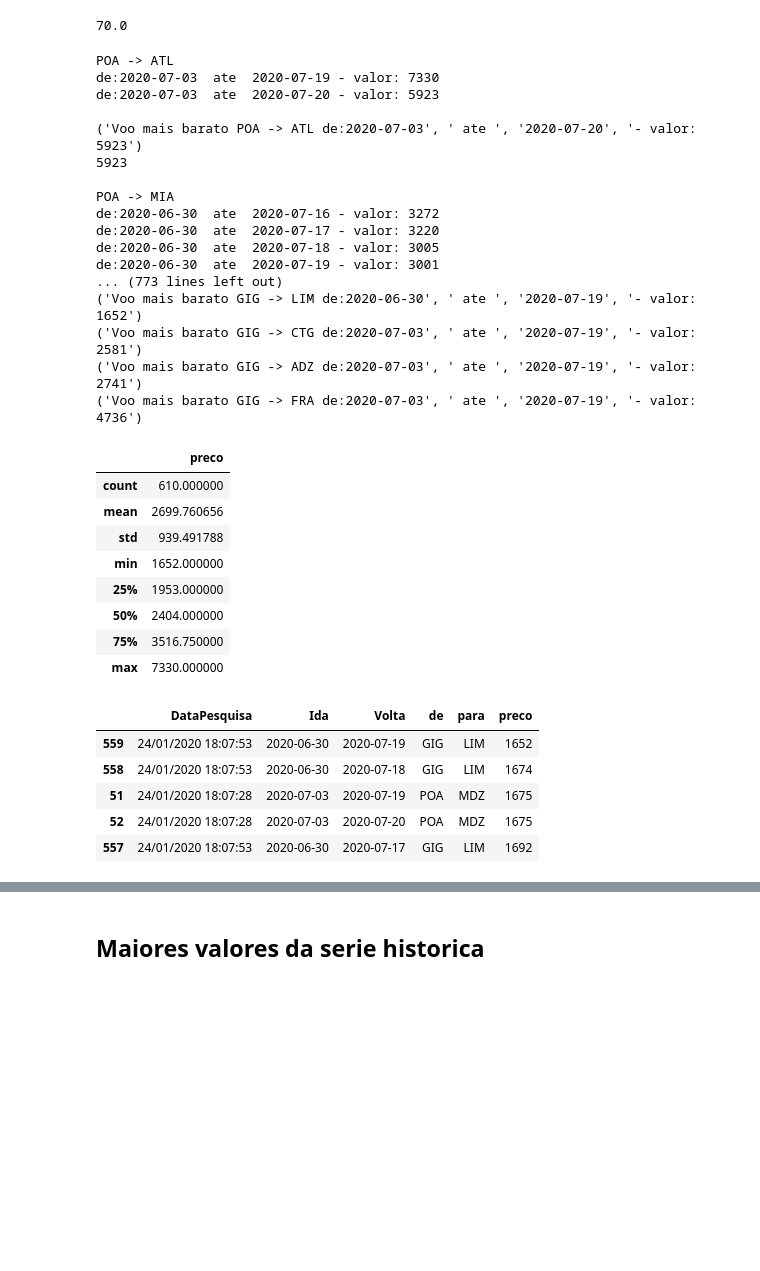
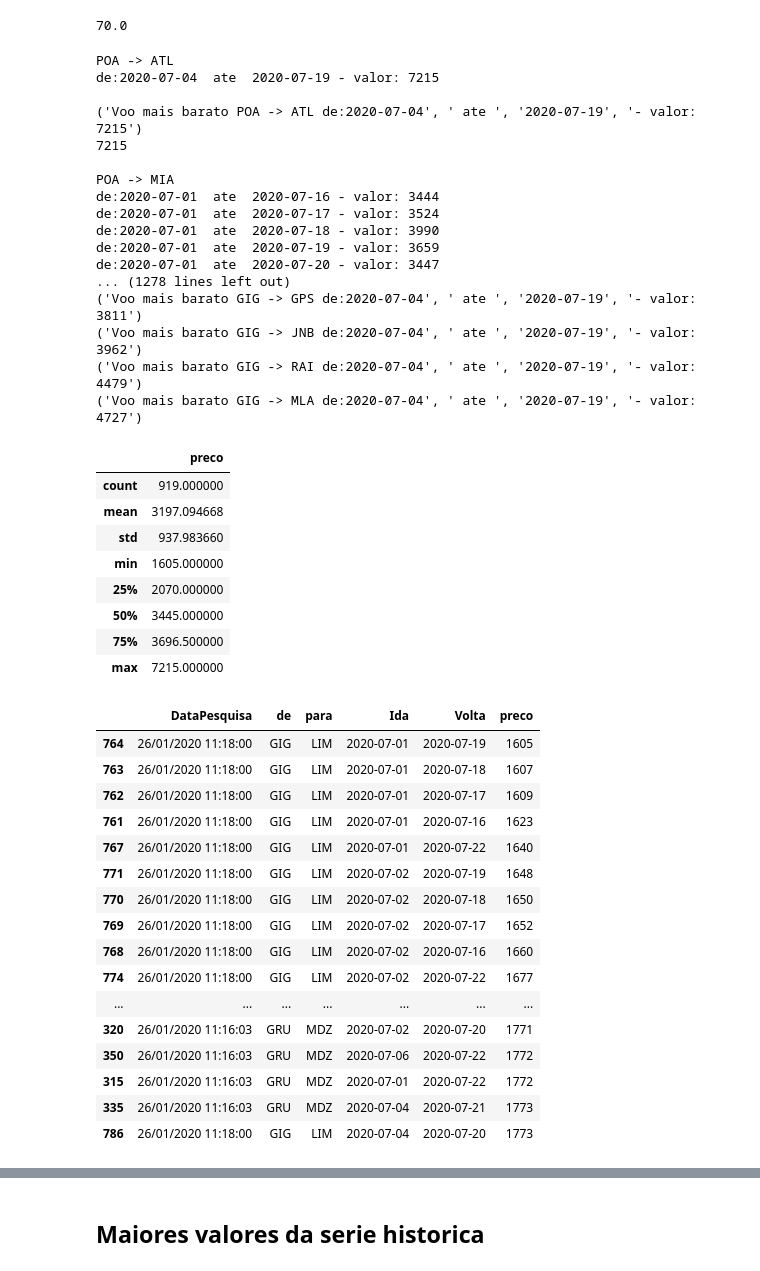
Before and after one commit to joaocamargo/estudos-python, a Jupyter notebook: PassagensDecolar/FindPassagens.ipynb, the cells around one changed output, grey strips where cells are left out. Drawn from its saved outputs; the diff is of its cells as text; code cells hidden in the pictures; blank space fills up the shorter version.

```diff
--- a/PassagensDecolar/FindPassagens.ipynb
+++ b/PassagensDecolar/FindPassagens.ipynb
@@ -39,7 +39,7 @@ PONTOSMULTIPLUS = resPontos['data']['total']
 # %% [output]
 70.0
 # %%
-dataInicial = '2020-07-03'
+dataInicial = '2020-07-04'
 dataFinal = '2020-07-19'
 
 idaEvolta=True
@@ -56,7 +56,7 @@ idaEvolta=True
 specificDate = False
 # %%
 origens = ['POA','GRU','GIG']
-destinos = ['ATL','MIA','MDZ','BRC','LIM','CTG','ADZ','FRA']
+destinos = ['ATL','MIA','MDZ','BRC','LIM','CTG','ADZ','FRA','LIS','CUN','PUJ','FEN','CUR','AUA','GPS','JNB','RAI','MLA']
 
 #dfDict.append({'de':origem,'para':destino,'Ida': p['departureDate'],'Volta':arr['arrivalDate'],'preco':arr['price']["amount"]})
 # %%
@@ -100,43 +100,54 @@ for r in resumo:
     print(r)
 # %% [output]
 POA -> ATL
-de:2020-07-03  ate  2020-07-19 - valor: 7330
-de:2020-07-03  ate  2020-07-20 - valor: 5923
+de:2020-07-04  ate  2020-07-19 - valor: 7215
 
-('Voo mais barato POA -> ATL de:2020-07-03', ' ate ', '2020-07-20', '- valor: 5923')
-5923
+('Voo mais barato POA -> ATL de:2020-07-04', ' ate ', '2020-07-19', '- valor: 7215')
+7215
 
 POA -> MIA
-de:2020-06-30  ate  2020-07-16 - valor: 3272
-de:2020-06-30  ate  2020-07-17 - valor: 3220
-de:2020-06-30  ate  2020-07-18 - valor: 3005
-de:2020-06-30  ate  2020-07-19 - valor: 3001
-... (773 lines left out)
-('Voo mais barato GIG -> LIM de:2020-06-30', ' ate ', '2020-07-19', '- valor: 1652')
-('Voo mais barato GIG -> CTG de:2020-07-03', ' ate ', '2020-07-19', '- valor: 2581')
-('Voo mais barato GIG -> ADZ de:2020-07-03', ' ate ', '2020-07-19', '- valor: 2741')
-('Voo mais barato GIG -> FRA de:2020-07-03', ' ate ', '2020-07-19', '- valor: 4736')
+de:2020-07-01  ate  2020-07-16 - valor: 3444
+de:2020-07-01  ate  2020-07-17 - valor: 3524
+de:2020-07-01  ate  2020-07-18 - valor: 3990
+de:2020-07-01  ate  2020-07-19 - valor: 3659
+de:2020-07-01  ate  2020-07-20 - valor: 3447
+... (1278 lines left out)
+('Voo mais barato GIG -> GPS de:2020-07-04', ' ate ', '2020-07-19', '- valor: 3811')
+('Voo mais barato GIG -> JNB de:2020-07-04', ' ate ', '2020-07-19', '- valor: 3962')
+('Voo mais barato GIG -> RAI de:2020-07-04', ' ate ', '2020-07-19', '- valor: 4479')
+('Voo mais barato GIG -> MLA de:2020-07-04', ' ate ', '2020-07-19', '- valor: 4727')
 # %%
 df = pd.DataFrame.from_dict(dfDict)
 
 if specificDate:
     df = df[df['Ida']==dataInicial]
     df = df[df['Volta']==dataFinal]
 display(df.describe())
-df.sort_values(by='preco',ascending=True).head(5).style.background_gradient(cmap='OrRd')
+df.sort_values(by='preco',ascending=True).head(50).style.background_gradient(cmap='OrRd')
 # %% [output]
 |  | preco |
-| count | 610.000000 |
-| mean | 2699.760656 |
-| std | 939.491788 |
-| min | 1652.000000 |
-| 25% | 1953.000000 |
-| 50% | 2404.000000 |
-| 75% | 3516.750000 |
-| max | 7330.000000 |
+| count | 919.000000 |
+| mean | 3197.094668 |
+| std | 937.983660 |
+| min | 1605.000000 |
+| 25% | 2070.000000 |
+| 50% | 3445.000000 |
+| 75% | 3696.500000 |
+| max | 7215.000000 |
-|  | DataPesquisa | Ida | Volta | de | para | preco |
-| 559 | 24/01/2020 18:07:53 | 2020-06-30 | 2020-07-19 | GIG | LIM | 1652 |
-| 558 | 24/01/2020 18:07:53 | 2020-06-30 | 2020-07-18 | GIG | LIM | 1674 |
-| 51 | 24/01/2020 18:07:28 | 2020-07-03 | 2020-07-19 | POA | MDZ | 1675 |
-| 52 | 24/01/2020 18:07:28 | 2020-07-03 | 2020-07-20 | POA | MDZ | 1675 |
-| 557 | 24/01/2020 18:07:53 | 2020-06-30 | 2020-07-17 | GIG | LIM | 1692 |
+|  | DataPesquisa | de | para | Ida | Volta | preco |
+| 764 | 26/01/2020 11:18:00 | GIG | LIM | 2020-07-01 | 2020-07-19 | 1605 |
+| 763 | 26/01/2020 11:18:00 | GIG | LIM | 2020-07-01 | 2020-07-18 | 1607 |
+| 762 | 26/01/2020 11:18:00 | GIG | LIM | 2020-07-01 | 2020-07-17 | 1609 |
+| 761 | 26/01/2020 11:18:00 | GIG | LIM | 2020-07-01 | 2020-07-16 | 1623 |
+| 767 | 26/01/2020 11:18:00 | GIG | LIM | 2020-07-01 | 2020-07-22 | 1640 |
+| 771 | 26/01/2020 11:18:00 | GIG | LIM | 2020-07-02 | 2020-07-19 | 1648 |
+| 770 | 26/01/2020 11:18:00 | GIG | LIM | 2020-07-02 | 2020-07-18 | 1650 |
+| 769 | 26/01/2020 11:18:00 | GIG | LIM | 2020-07-02 | 2020-07-17 | 1652 |
+| 768 | 26/01/2020 11:18:00 | GIG | LIM | 2020-07-02 | 2020-07-16 | 1660 |
+| 774 | 26/01/2020 11:18:00 | GIG | LIM | 2020-07-02 | 2020-07-22 | 1677 |
+| ... | ... | ... | ... | ... | ... | ... |
+| 320 | 26/01/2020 11:16:03 | GRU | MDZ | 2020-07-02 | 2020-07-20 | 1771 |
+| 350 | 26/01/2020 11:16:03 | GRU | MDZ | 2020-07-06 | 2020-07-22 | 1772 |
+| 315 | 26/01/2020 11:16:03 | GRU | MDZ | 2020-07-01 | 2020-07-22 | 1772 |
+| 335 | 26/01/2020 11:16:03 | GRU | MDZ | 2020-07-04 | 2020-07-21 | 1773 |
+| 786 | 26/01/2020 11:18:00 | GIG | LIM | 2020-07-04 | 2020-07-20 | 1773 |
```
Also changed, not shown: parts of 9 cells of this notebook, 13 other files.
